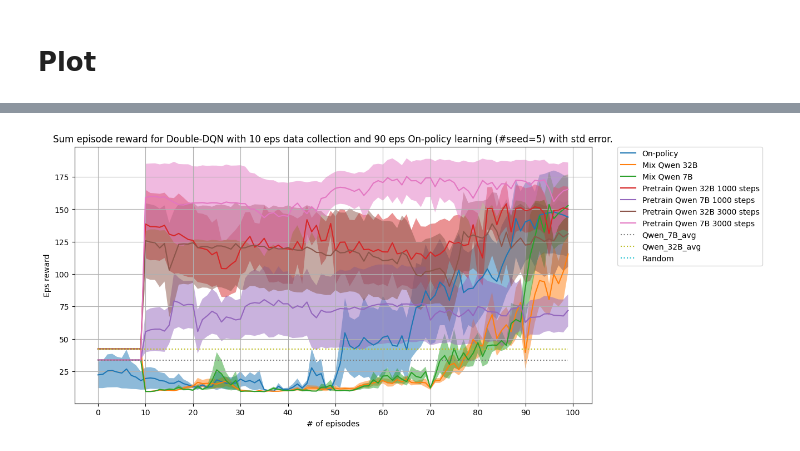
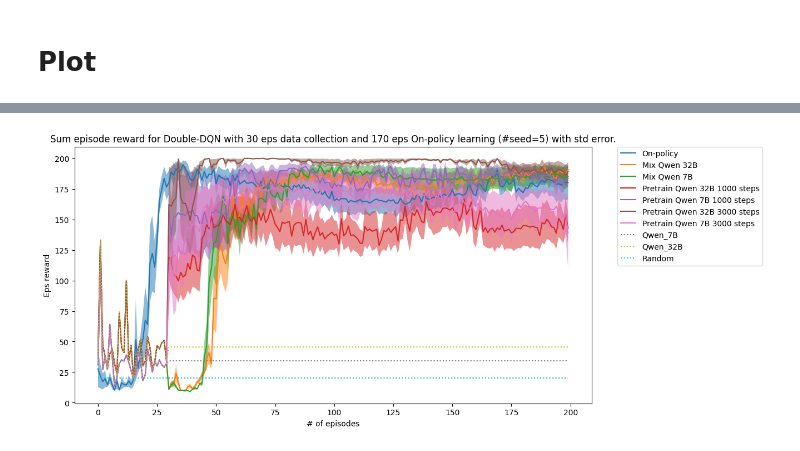
Before and after one commit to duongnhatthang/LlamaGym, a Jupyter notebook: visualization_atari.ipynb, the cells around one changed output, grey strips where cells are left out. Saved outputs shown, nothing was run; the diff lists cells and outputs as text; code cells hidden in the pictures.

```diff
--- a/visualization_atari.ipynb
+++ b/visualization_atari.ipynb
@@ -15,7 +15,7 @@ hyperparams = {
         "eps": 0.1,  # epsilon for exploration
         "n_exp": 5,
         "n_pretrain_eps": 30,
-        "n_online_eps": 90, #10-290 for mountainCar, 30-170 for CartPole
+        "n_online_eps": 170, #10-290 for mountainCar, 30-170 for CartPole
         "gpu": True, # True if use GPU to train with d3rlpy
         "buffer_size": 100000, #Test with 100k, 200k, 500k. 1M might be too much
         "data_path": None,#'data/CartPole_Qwen2.5-7B-Instruct_Neps_10_20250406040150.pkl',
@@ -66,13 +86,17 @@ for _ in range(hyperparams["n_pretrain_eps"]):
 	obs, _ = env.reset()
 	done = False
 	total_reward = 0
+	count = 0
 	while not done:
 		action = env.action_space.sample()
 		obs, reward, done, _, _ = env.step(action)
 		total_reward += reward
+		count += 1
+		if count >= hyperparams["max_episode_len"]:
+			break
 	random_rewards.append(total_reward)
 
-mean_random = np.mean(random_rewards)
+mean_random = np.ones(hyperparams["n_pretrain_eps"] + hyperparams["n_online_eps"]) * np.mean(random_rewards)
 # Print the average reward of the random policy
-print(f"Average reward for random policy: {mean_random}")
+print(f"Average reward for random policy: {mean_random[0]}")
 # %% [output]
@@ -80,7 +104,8 @@ Average reward for random policy: 21.7
 # %% [markdown]
 ### Fine-tune and Online data
 # %%
-with open('data/cache_CartPole.pkl', 'rb') as file:
+with open(f"data/cache_{hyperparams['env'].split('-')[0]}.pkl", 'rb') as file:
+# with open(f"data/cache_{hyperparams['env'].split('-')[0]}_withEps.pkl", 'rb') as file:
     cache = pickle.load(file)
 
 online_returns = np.zeros((hyperparams["n_exp"], hyperparams["n_pretrain_eps"] + hyperparams["n_online_eps"]))
@@ -166,33 +130,57 @@ plt.show()
 # %%
+x = range(hyperparams["n_pretrain_eps"] + hyperparams["n_online_eps"])
+
+mean_finetune_32b = np.mean(finetune_32b_returns, axis = 0)
+std_finetune_32b = np.std(finetune_32b_returns, axis = 0)
+mean_finetune_7b = np.mean(finetune_7b_returns, axis = 0)
+std_finetune_7b = np.std(finetune_7b_returns, axis = 0)
+mean_onl = np.mean(online_returns, axis = 0)
+std_onl = np.std(online_returns, axis = 0)
+mean_pretrain_32b_1000 = np.mean(pretrain_32b_1000_returns, axis = 0)
+std_pretrain_32b_1000 = np.std(pretrain_32b_1000_returns, axis = 0)
+mean_pretrain_7b_1000 = np.mean(pretrain_7b_1000_returns, axis = 0)
+std_pretrain_7b_1000 = np.std(pretrain_7b_1000_returns, axis = 0)
+mean_pretrain_32b_3000 = np.mean(pretrain_32b_3000_returns, axis = 0)
+std_pretrain_32b_3000 = np.std(pretrain_32b_3000_returns, axis = 0)
+mean_pretrain_7b_3000 = np.mean(pretrain_7b_3000_returns, axis = 0)
+std_pretrain_7b_3000 = np.std(pretrain_7b_3000_returns, axis = 0)
+
+mean_finetune_7b[:hyperparams["n_pretrain_eps"]] = Qwen_7B[:hyperparams["n_pretrain_eps"]]
+mean_finetune_32b[:hyperparams["n_pretrain_eps"]] = Qwen_32B[:hyperparams["n_pretrain_eps"]]
+mean_pretrain_32b_1000[:hyperparams["n_pretrain_eps"]] = Qwen_32B[:hyperparams["n_pretrain_eps"]]
+mean_pretrain_7b_1000[:hyperparams["n_pretrain_eps"]] = Qwen_7B[:hyperparams["n_pretrain_eps"]]
+mean_pretrain_32b_3000[:hyperparams["n_pretrain_eps"]] = Qwen_32B[:hyperparams["n_pretrain_eps"]]
+mean_pretrain_7b_3000[:hyperparams["n_pretrain_eps"]] = Qwen_7B[:hyperparams["n_pretrain_eps"]]
+
 plt.figure(figsize=(12, 6))
 plt.plot(mean_onl, label='On-policy')
 plt.fill_between(x, mean_onl-std_onl/np.sqrt(hyperparams["n_exp"]), mean_onl+std_onl/np.sqrt(hyperparams["n_exp"]), alpha=0.5)
 plt.plot(mean_finetune_32b, label='Mix Qwen 32B')
 plt.fill_between(x, mean_finetune_32b-std_finetune_32b/np.sqrt(hyperparams["n_exp"]), mean_finetune_32b+std_finetune_32b/np.sqrt(hyperparams["n_exp"]), alpha=0.5)
 plt.plot(mean_finetune_7b, label='Mix Qwen 7B')
 plt.fill_between(x, mean_finetune_7b-std_finetune_7b/np.sqrt(hyperparams["n_exp"]), mean_finetune_7b+std_finetune_7b/np.sqrt(hyperparams["n_exp"]), alpha=0.5)
 plt.plot(mean_pretrain_32b_1000, label='Pretrain Qwen 32B 1000 steps')
 plt.fill_between(x, mean_pretrain_32b_1000-std_pretrain_32b_1000/np.sqrt(hyperparams["n_exp"]), mean_pretrain_32b_1000+std_pretrain_32b_1000/np.sqrt(hyperparams["n_exp"]), alpha=0.5)
 plt.plot(mean_pretrain_7b_1000, label='Pretrain Qwen 7B 1000 steps')
 plt.fill_between(x, mean_pretrain_7b_1000-std_pretrain_7b_1000/np.sqrt(hyperparams["n_exp"]), mean_pretrain_7b_1000 +std_pretrain_7b_1000/np.sqrt(hyperparams["n_exp"]), alpha=0.5)
 plt.plot(mean_pretrain_32b_3000, label='Pretrain Qwen 32B 3000 steps')
 plt.fill_between(x, mean_pretrain_32b_3000-std_pretrain_32b_3000/np.sqrt(hyperparams["n_exp"]), mean_pretrain_32b_3000+std_pretrain_32b_3000/np.sqrt(hyperparams["n_exp"]), alpha=0.5)
 plt.plot(mean_pretrain_7b_3000, label='Pretrain Qwen 7B 3000 steps')
 plt.fill_between(x, mean_pretrain_7b_3000-std_pretrain_7b_3000/np.sqrt(hyperparams["n_exp"]), mean_pretrain_7b_3000 +std_pretrain_7b_3000/np.sqrt(hyperparams["n_exp"]), alpha=0.5)
 
-plt.plot(Qwen_7B_avg, label='Qwen_7B_avg', linestyle=':')
-plt.plot(Qwen_32B_avg, label='Qwen_32B_avg', linestyle=':')
+plt.plot(Qwen_7B, label='Qwen_7B', linestyle=':')
+plt.plot(Qwen_32B, label='Qwen_32B', linestyle=':')
 plt.plot(mean_random, label='Random', linestyle=':')
 
 # Customize the plot
 plt.title(f'Sum episode reward for Double-DQN with {hyperparams["n_pretrain_eps"]} eps data collection and {hyperparams["n_online_eps"]} eps On-policy learning (#seed={hyperparams["n_exp"]}) with std error.')
 plt.xlabel('# of episodes')
 plt.ylabel('Eps reward')
 # plt.legend()
-plt.grid(True)
+# plt.grid(True)
 plt.legend(bbox_to_anchor=(1.05, 1), loc='upper left', borderaxespad=0.)
-plt.xticks(np.arange(0, 101, 10))
+# plt.xticks(np.arange(0, 101, 10))
 # Show the plot
 plt.show()
 # %% [output]
-[figure, old version]
+[figure, new version]
```
Also changed, not shown: parts of 6 cells of this notebook, 2 other files.
